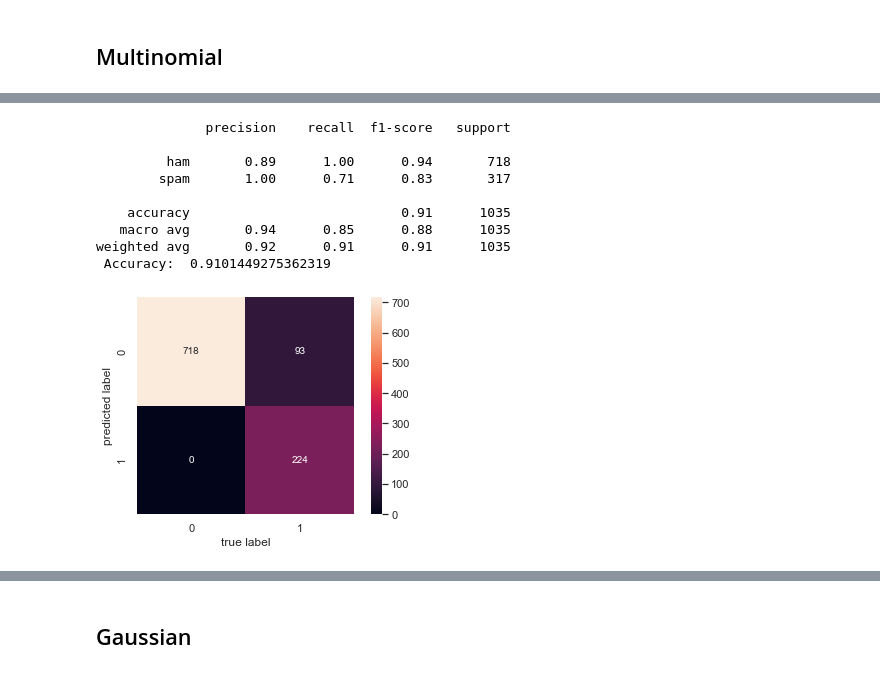
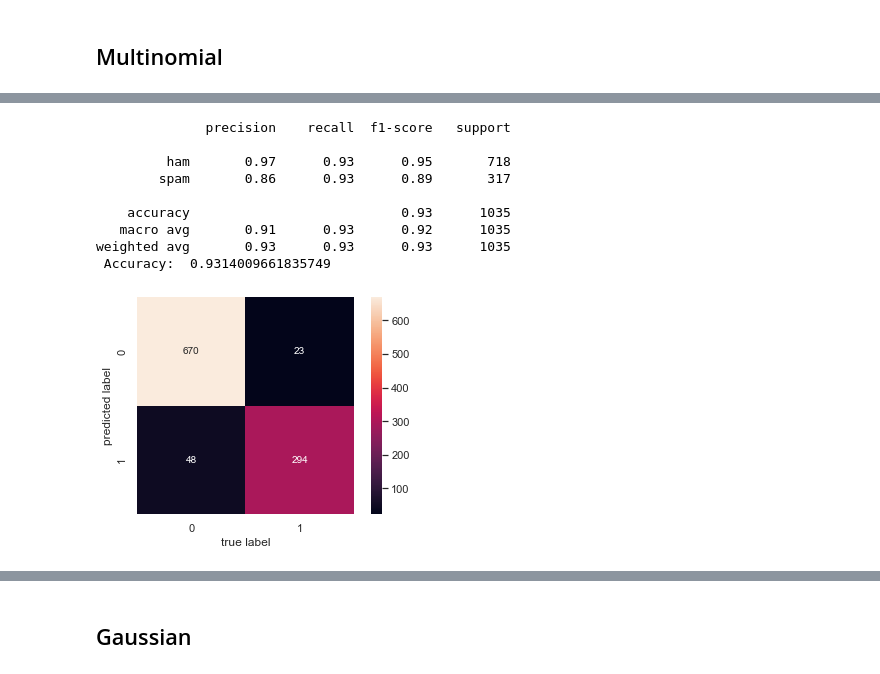
Before and after one commit to aaiml/CSCN8000-lab-submissions, a Jupyter notebook: students-submissions/7526387/lab2.ipynb, the cells around one changed output, grey strips where cells are left out. Drawn from its saved outputs; the diff is of its cells as text; code cells hidden in the pictures.

```diff
--- a/students-submissions/7526387/lab2.ipynb
+++ b/students-submissions/7526387/lab2.ipynb
@@ -46,6 +47,13 @@ def get_clean_data():
   data = data.sort_index()
   data['text'] = data['text'].apply(clean_text)
   return data
+# %%
+def split_data(data):
+  matrix = CountVectorizer(max_features=1000)
+  X = matrix.fit_transform(data['text']).toarray()
+  y = data.iloc[:, 0]
+  X_train, X_test, y_train, y_test = train_test_split(X, y, test_size=0.2, random_state=42)
+  return X_train, X_test, y_train, y_test
 # %%
 def evaluate_model(y_test, y_pred):
   cm = confusion_matrix(y_test, y_pred)
@@ -57,3 +65,13 @@ def evaluate_model(y_test, y_pred):
   plt.xlabel('true label')
   plt.ylabel('predicted label');
   print(cr, "Accuracy: ", accuracy)
+# %%
+def fit_model(model, X_train, y_train):
+  model.fit(X_train, y_train)
+  return model
+# %%
+def classify(model, data):
+  X_train, X_test, y_train, y_test = split_data(data)
+  model = fit_model(model, X_train, y_train)
+  y_pred = model.predict(X_test)
+  evaluate_model(y_test, y_pred)
@@ -95,15 +83,13 @@ weighted avg       0.88      0.86      0.84      1035
-# %%
-
-clean_data = get_clean_data()
-multinomial_classification(clean_data)
-# %% [output]
-              precision    recall  f1-score   support
-
-         ham       0.89      1.00      0.94       718
-        spam       1.00      0.71      0.83       317
-
-    accuracy                           0.91      1035
-   macro avg       0.94      0.85      0.88      1035
-weighted avg       0.92      0.91      0.91      1035
- Accuracy:  0.9101449275362319
-[figure, removed]
+# %%
+classify(MultinomialNB(), dirty_data)
+# %% [output]
+              precision    recall  f1-score   support
+
+         ham       0.97      0.93      0.95       718
+        spam       0.86      0.93      0.89       317
+
+    accuracy                           0.93      1035
+   macro avg       0.91      0.93      0.92      1035
+weighted avg       0.93      0.93      0.93      1035
+ Accuracy:  0.9314009661835749
+[figure, added]
```
Also changed, not shown: parts of 16 cells of this notebook.
